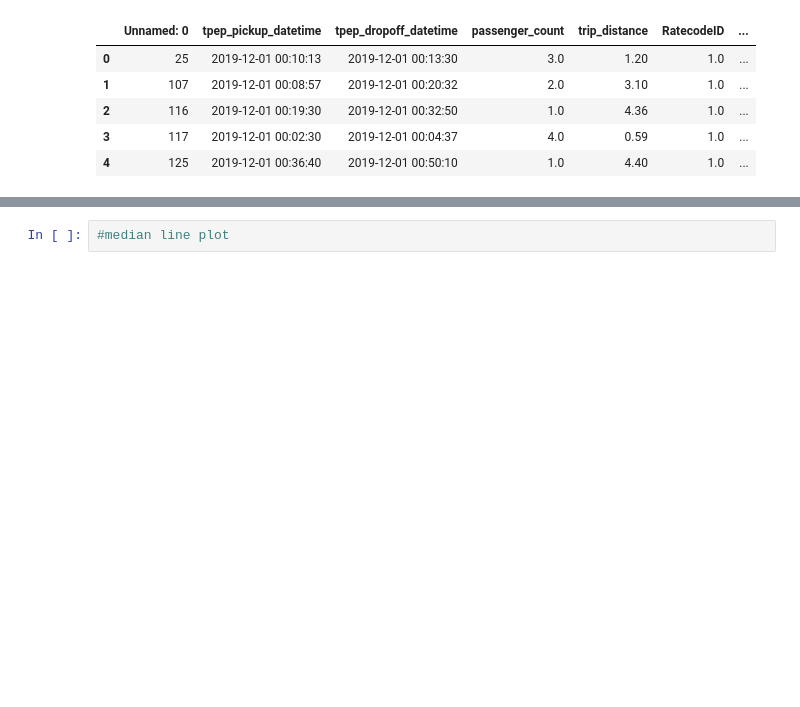
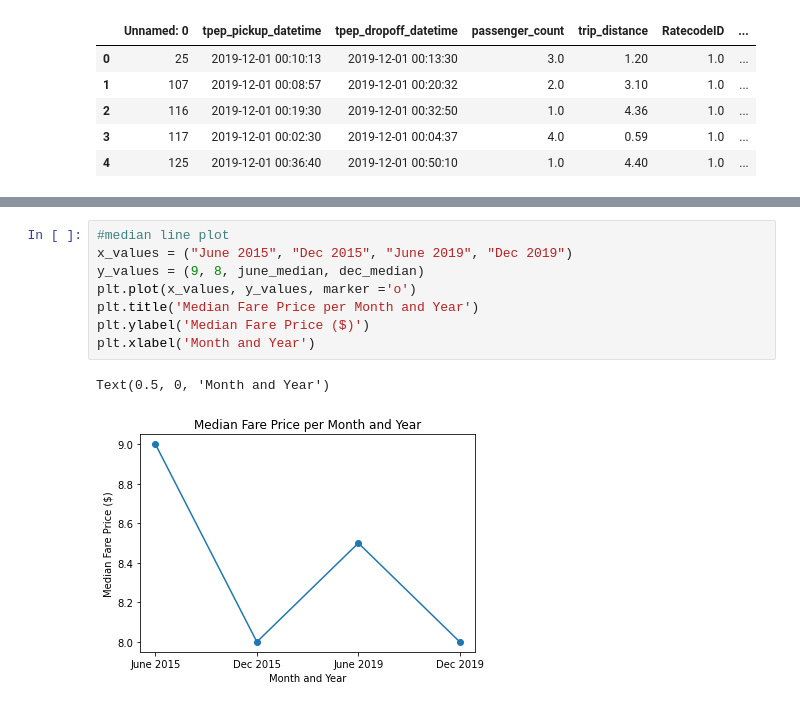
Before and after one commit to ILekawa9/Project-1, a Jupyter notebook: Yellow Taxi Price Analysis.ipynb, the cells around one changed output, grey strips where cells are left out. Drawn from its saved outputs; the diff is of its cells as text; blank space fills up the shorter version.

```diff
--- a/Yellow Taxi Price Analysis.ipynb
+++ b/Yellow Taxi Price Analysis.ipynb
@@ -86,2 +102,11 @@ plt.plot(x_values2, y_values2, marker ='o')
-# %%
-#median line plot
+# %%
+#median line plot
+x_values = ("June 2015", "Dec 2015", "June 2019", "Dec 2019")
+y_values = (9, 8, june_median, dec_median)
+plt.plot(x_values, y_values, marker ='o')
+plt.title('Median Fare Price per Month and Year')
+plt.ylabel('Median Fare Price ($)')
+plt.xlabel('Month and Year')
+# %% [output]
+Text(0.5, 0, 'Month and Year')
+[figure, added]
```
Also changed, not shown: parts of 5 cells of this notebook.
